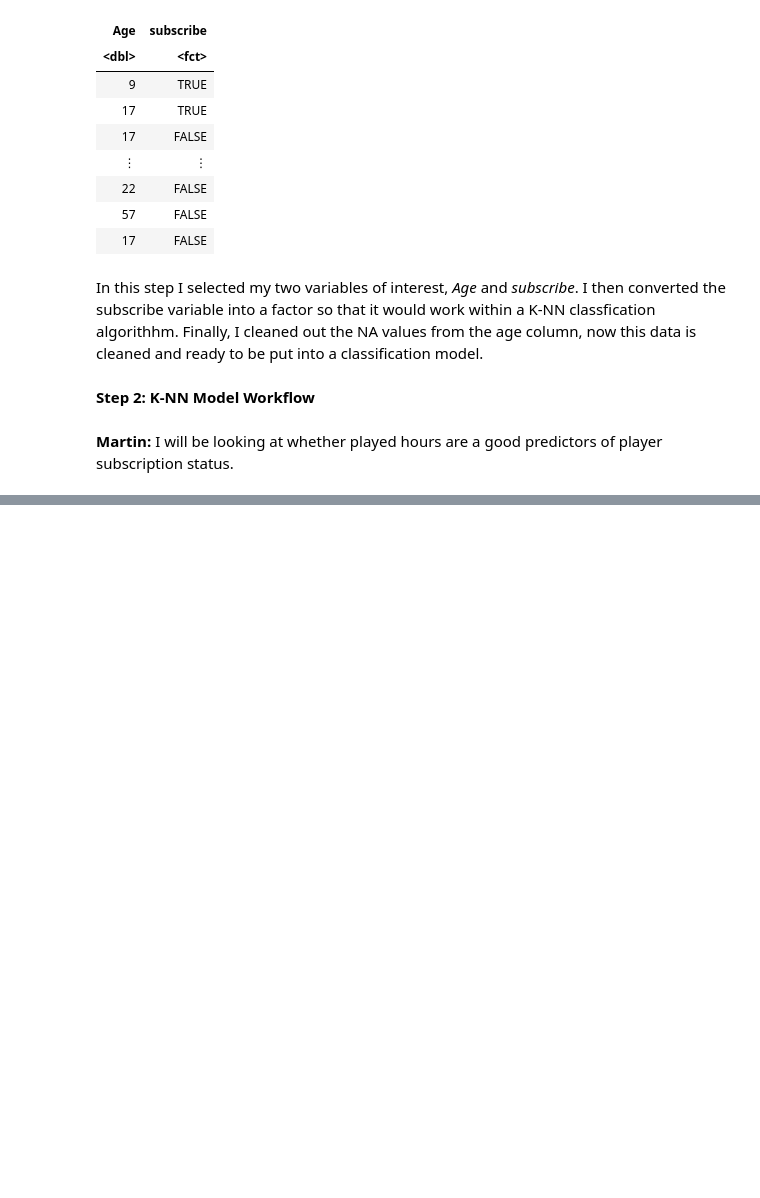
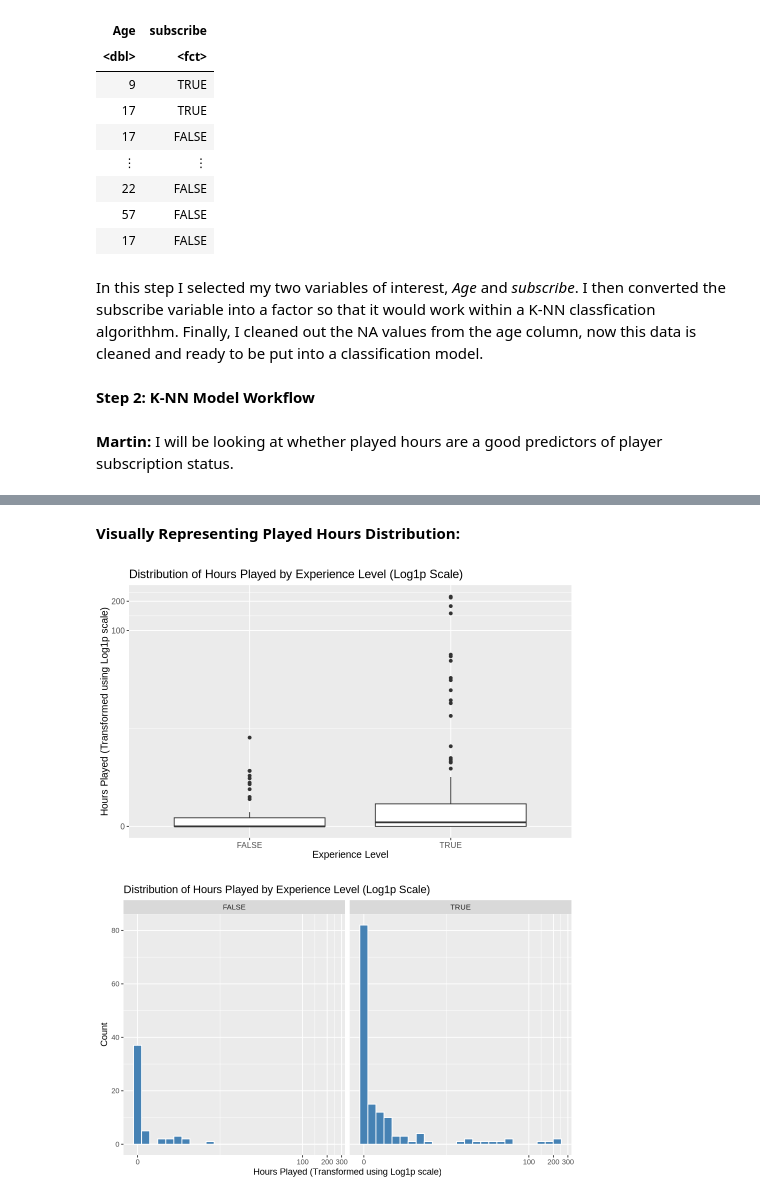
Before and after one commit to Mgonz005/Data-Science-group-project-, a Jupyter notebook: final_project_grp34.ipynb, the cells around one changed output, grey strips where cells are left out. Saved outputs shown, nothing was run; the diff lists cells and outputs as text; code cells hidden in the pictures; blank space fills up the shorter version.

Commit message:
KNN-Model
Created KNN classification model for played hours

```diff
--- a/final_project_grp34.ipynb
+++ b/final_project_grp34.ipynb
@@ -123,3 +135,6 @@ In this step I selected my two variables of interest, *Age* and *subscribe*. I t
 **Step 2: K-NN Model Workflow**
 # %% [markdown]
 **Martin:** I will be looking at whether played hours are a good predictors of player subscription status.
+# %%
+players <- read_csv("Data/players.csv")
+head(players)
@@ -125,0 +176,25 @@ In this step I selected my two variables of interest, *Age* and *subscribe*. I t
+# %% [markdown]
+**Visually Representing Played Hours Distribution:**
+# %%
+distribution_plot <- players %>%
+  ggplot(aes(x = subscribe, y = played_hours)) +
+  geom_boxplot() +
+  scale_y_continuous(trans = "log1p")+
+  labs(title = "Distribution of Hours Played by Experience Level (Log1p Scale)",
+       x = "Experience Level",
+       y = "Hours Played (Transformed using Log1p scale)") +
+  theme(text = element_text(size = 12))
+distribution_plot
+
+histogram_plot <- players %>%
+  ggplot(aes(x = played_hours)) +
+    geom_histogram(bins = 25, fill = "steelblue", color = "white")+
+    facet_grid(cols = vars(subscribe))+
+    scale_x_continuous(trans = "log1p")+
+    labs(title = "Distribution of Hours Played by Experience Level (Log1p Scale)",
+         x = "Hours Played (Transformed using Log1p scale)",
+         y = "Count")
+histogram_plot
+# %% [output]
+[figure, added]
+[figure, added]
```
Also changed, not shown: parts of 13 cells of this notebook.
